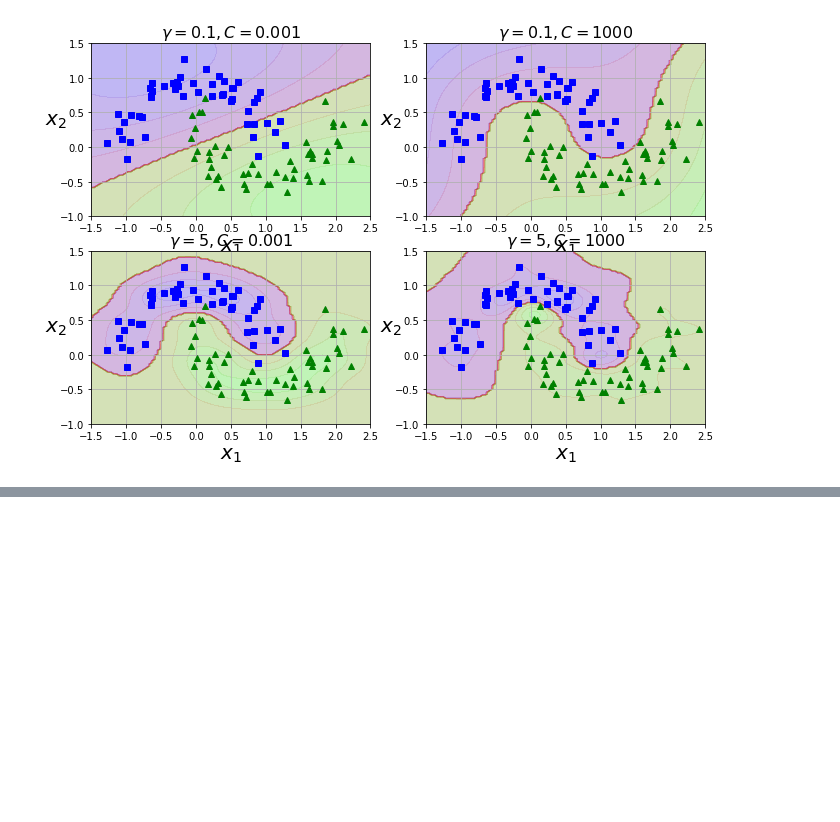
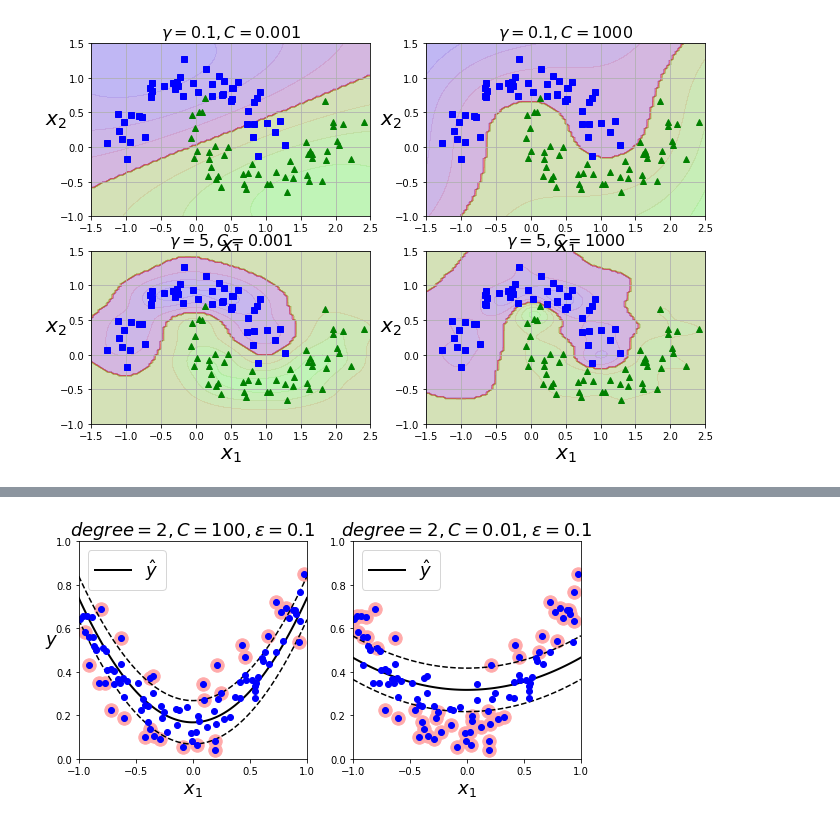
Before and after one commit to rodferro/hands-on-ml, a Jupyter notebook: 05_support_vector_machines.ipynb, the cells around one changed output, grey strips where cells are left out. Drawn from its saved outputs; the diff is of its cells as text; code cells hidden in the pictures; blank space fills up the shorter version.

```diff
--- a/05_support_vector_machines.ipynb
+++ b/05_support_vector_machines.ipynb
@@ -181,0 +245,5 @@ plt.show()
+# %%
+np.random.seed(42)
+m = 100
+X = 2 * np.random.rand(m, 1) - 1
+y = (0.2 + 0.1 * X + 0.5 * X**2 + np.random.randn(m, 1)/10).ravel()
@@ -181,0 +268,12 @@ plt.show()
+# %%
+plt.figure(figsize=(9, 4))
+plt.subplot(121)
+plot_svm_regression(svm_poly_reg1, X, y, [-1, 1, 0, 1])
+plt.title(r"$degree={}, C={}, \epsilon = {}$".format(svm_poly_reg1.degree, svm_poly_reg1.C, svm_poly_reg1.epsilon), fontsize=18)
+plt.ylabel(r"$y$", fontsize=18, rotation=0)
+plt.subplot(122)
+plot_svm_regression(svm_poly_reg2, X, y, [-1, 1, 0, 1])
+plt.title(r"$degree={}, C={}, \epsilon = {}$".format(svm_poly_reg2.degree, svm_poly_reg2.C, svm_poly_reg2.epsilon), fontsize=18)
+plt.show()
+# %% [output]
+[figure, added]
```
Also changed, not shown: parts of 7 cells of this notebook.
